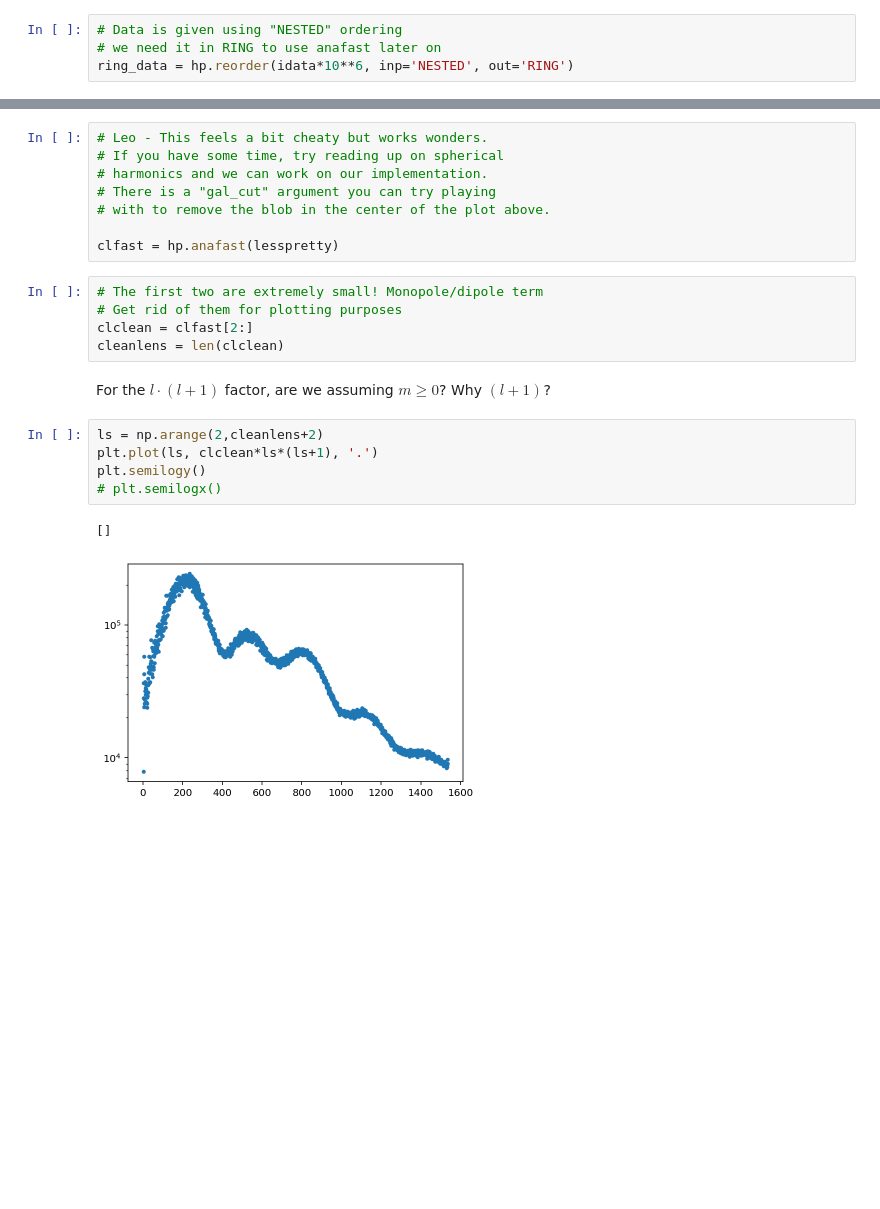
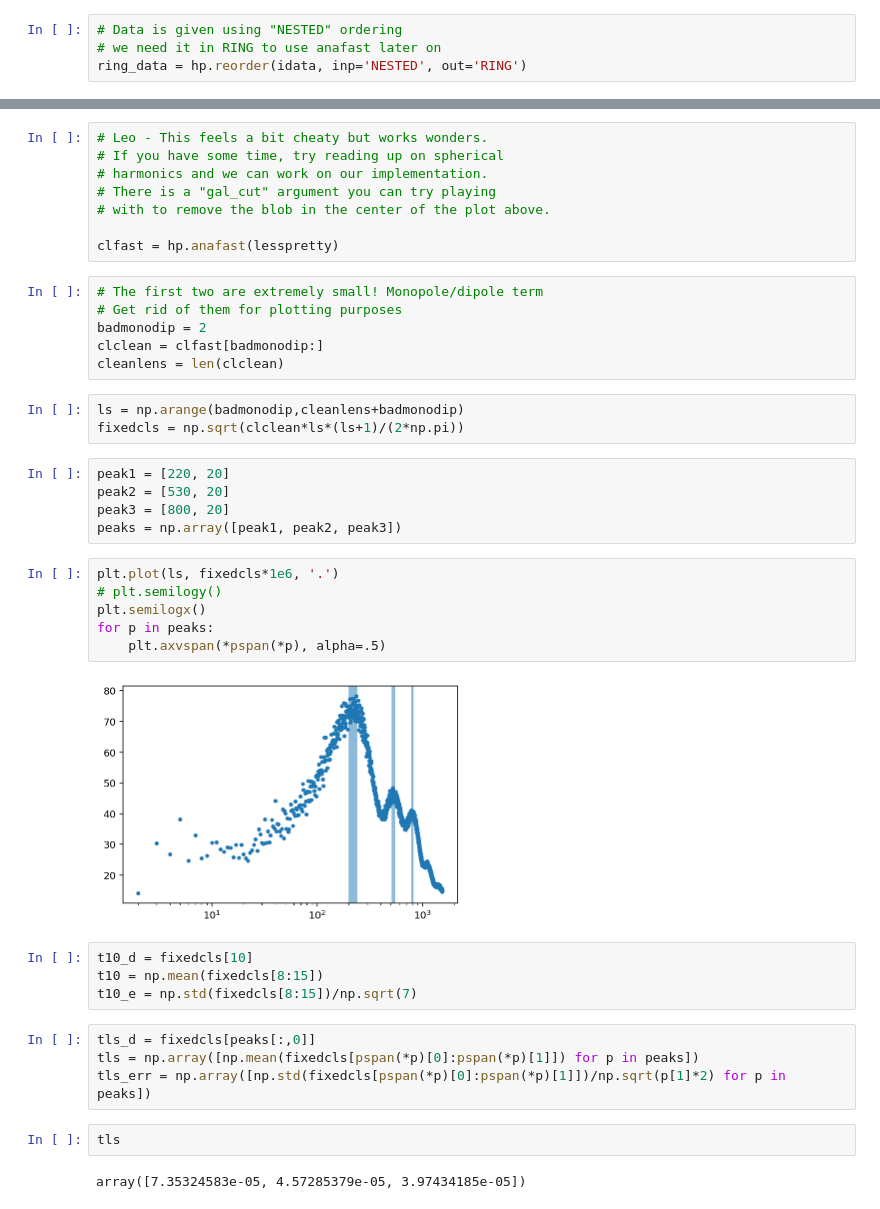
Before and after one commit to nallo97/lab3_astrolab, a Jupyter notebook: BasicAnalysis.ipynb, the cells around one changed output, grey strips where cells are left out. Cells and saved outputs as stored; diff of their text form; blank space fills up the shorter version.

```diff
--- a/BasicAnalysis.ipynb
+++ b/BasicAnalysis.ipynb
@@ -25,7 +62,7 @@ Data is given using "NESTED" ordering and we need it in "RING" (for anafast)
 # %%
 # Data is given using "NESTED" ordering
 # we need it in RING to use anafast later on
-ring_data = hp.reorder(idata*10**6, inp='NESTED', out='RING')
+ring_data = hp.reorder(idata, inp='NESTED', out='RING')
 # %% [markdown]
 There is a lot of data! For testing purposes, lower the quality down but we should not use this when actually doing analysis!
 # %%
@@ -46,15 +83,34 @@ clfast = hp.anafast(lesspretty)
 # %%
 # The first two are extremely small! Monopole/dipole term
 # Get rid of them for plotting purposes
-clclean = clfast[2:]
+badmonodip = 2
+clclean = clfast[badmonodip:]
 cleanlens = len(clclean)
-# %% [markdown]
-For the $l\cdot(l+1)$ factor, are we assuming $m \geq 0$? Why $(l+1)$?
 # %%
-ls = np.arange(2,cleanlens+2)
-plt.plot(ls, clclean*ls*(ls+1), '.')
-plt.semilogy()
-# plt.semilogx()
+ls = np.arange(badmonodip,cleanlens+badmonodip)
+fixedcls = np.sqrt(clclean*ls*(ls+1)/(2*np.pi))
-# %% [output]
-[]
-[figure, removed]
+# %%
+peak1 = [220, 20]
+peak2 = [530, 20]
+peak3 = [800, 20]
+peaks = np.array([peak1, peak2, peak3])
+# %%
+plt.plot(ls, fixedcls*1e6, '.')
+# plt.semilogy()
+plt.semilogx()
+for p in peaks:
+    plt.axvspan(*pspan(*p), alpha=.5)
+# %% [output]
+[figure, added]
+# %%
+t10_d = fixedcls[10]
+t10 = np.mean(fixedcls[8:15])
+t10_e = np.std(fixedcls[8:15])/np.sqrt(7)
+# %%
+tls_d = fixedcls[peaks[:,0]]
+tls = np.array([np.mean(fixedcls[pspan(*p)[0]:pspan(*p)[1]]) for p in peaks])
+tls_err = np.array([np.std(fixedcls[pspan(*p)[0]:pspan(*p)[1]])/np.sqrt(p[1]*2) for p in peaks])
+# %%
+tls
+# %% [output]
+array([7.35324583e-05, 4.57285379e-05, 3.97434185e-05])
```
Also changed, not shown: parts of 10 cells of this notebook.
